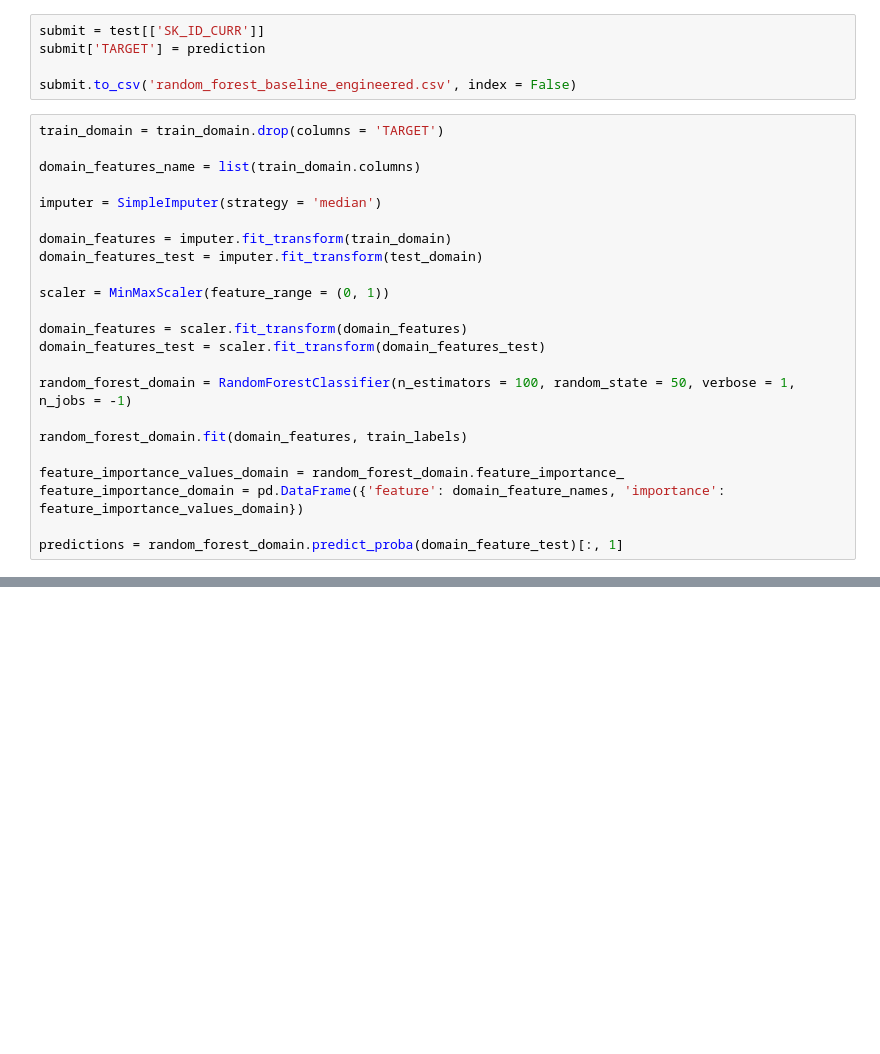
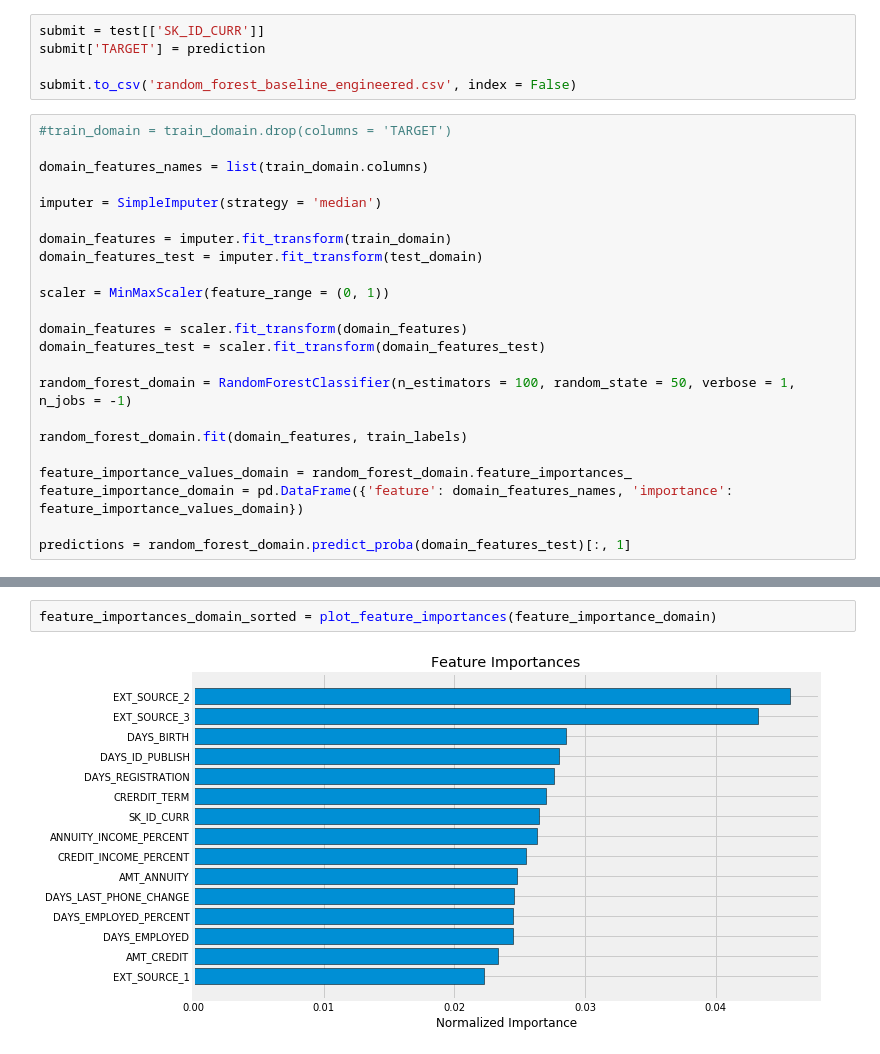
Before and after one commit to takkmj/hello_world, a Jupyter notebook: kaggle_home_credit/home_credit_practice.ipynb, the cells around one changed output, grey strips where cells are left out. Cells and saved outputs as stored; diff of their text form; blank space fills up the shorter version.

```diff
--- a/kaggle_home_credit/home_credit_practice.ipynb
+++ b/kaggle_home_credit/home_credit_practice.ipynb
@@ -759,9 +759,9 @@ submit['TARGET'] = prediction
 
 submit.to_csv('random_forest_baseline_engineered.csv', index = False)
 # %%
-train_domain = train_domain.drop(columns = 'TARGET')
+#train_domain = train_domain.drop(columns = 'TARGET')
 
-domain_features_name = list(train_domain.columns)
+domain_features_names = list(train_domain.columns)
 
 imputer = SimpleImputer(strategy = 'median')
 
@@ -777,9 +777,9 @@ random_forest_domain = RandomForestClassifier(n_estimators = 100, random_state =
 
 random_forest_domain.fit(domain_features, train_labels)
 
-feature_importance_values_domain = random_forest_domain.feature_importance_
-feature_importance_domain = pd.DataFrame({'feature': domain_feature_names, 'importance': feature_importance_values_domain})
+feature_importance_values_domain = random_forest_domain.feature_importances_
+feature_importance_domain = pd.DataFrame({'feature': domain_features_names, 'importance': feature_importance_values_domain})
 
-predictions = random_forest_domain.predict_proba(domain_feature_test)[:, 1]
+predictions = random_forest_domain.predict_proba(domain_features_test)[:, 1]
 # %% [output]
 [Parallel(n_jobs=-1)]: Using backend ThreadingBackend with 8 concurrent workers.
@@ -788,0 +837,4 @@ AttributeError: 'RandomForestClassifier' object has no attribute 'feature_import
+# %%
+feature_importances_domain_sorted = plot_feature_importances(feature_importance_domain)
+# %% [output]
+[figure, added]
```
Also changed, not shown: parts of 19 cells of this notebook.
